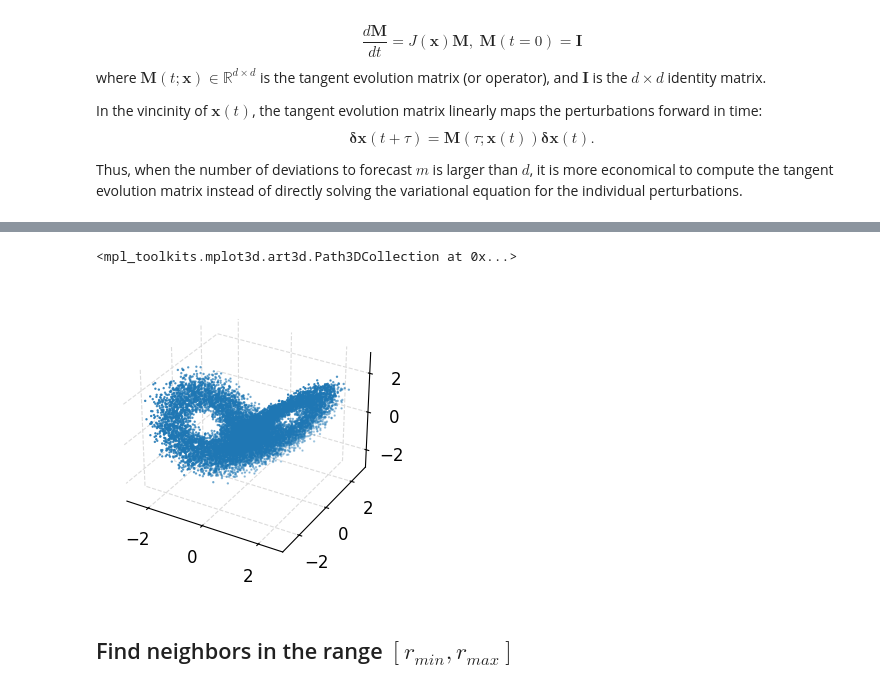
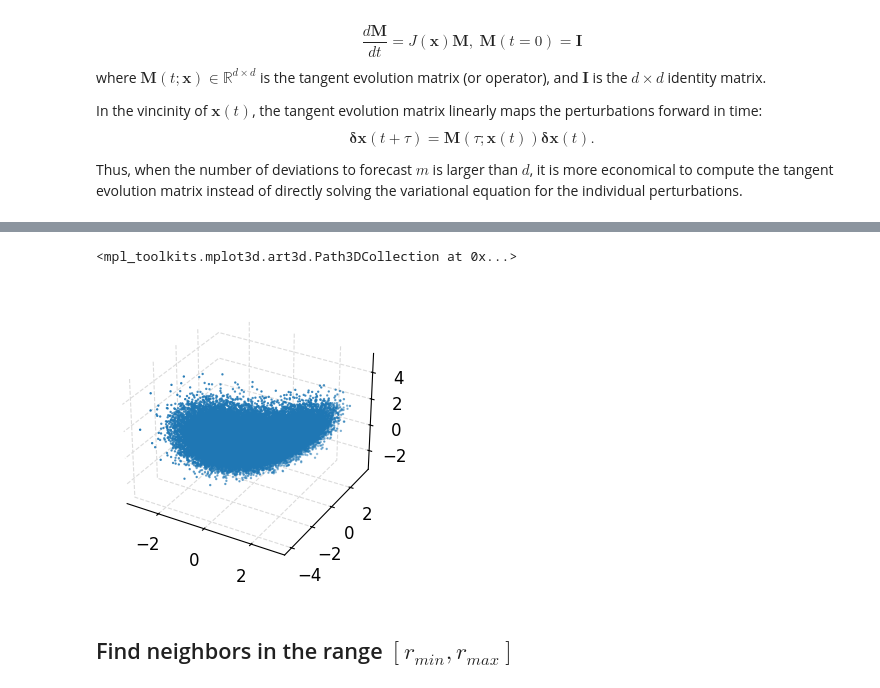
Before and after one commit to Jhko725/sandbox, a Jupyter notebook: notebooks/analysis/neighborhood.ipynb, the cells around one changed output, grey strips where cells are left out. Drawn from its saved outputs; the diff is of its cells as text; code cells hidden in the pictures.

```diff
--- a/notebooks/analysis/neighborhood.ipynb
+++ b/notebooks/analysis/neighborhood.ipynb
@@ -3,39 +3,39 @@ from functools import partial
 from pathlib import Path
 
 import colorcet as cc
-import diffrax as dfx
 import equinox as eqx
 import jax
 import jax.numpy as jnp
 import matplotlib.pyplot as plt
 import numpy as np
-import scipy.spatial as scspatial
-from dynamical_systems.continuous import Lorenz63
+from dynamical_systems.continuous import HyperChen05, Lorenz63, Lorenz96
 from dynamical_systems.transforms import TransformedODE
 from dynamics_discovery.data import TimeSeriesDataset
 from dynamics_discovery.data.loaders import (
-    MiniBatching,
     RandomSampleBatching,
 )
 from dynamics_discovery.models import NeuralODE, ODEModel
-from dynamics_discovery.neighborhood import (
-    AdjacencyMatrix,
-    NeighborhoodMSELoss,
+from dynamics_discovery.neighborhood.neighborhood import (
+    EfficientNeighborhoodMSELoss,
     NeighborhoodSegmentLoader,
     NeuralNeighborhoodFlow,
-    sample_neighbor_inds,
 )
 from einops import rearrange
-from jaxtyping import Array, Float
-from matplotlib_utils.plots import colored_scatterplot
 from ott.utils import batched_vmap
-from tqdm import tqdm
 
 
 jax.config.update("jax_enable_x64", True)
 plt.style.use("matplotlib_utils.styles.dash_gridded")
 
-datadir = Path("../../data")
+RMAX_INIT_DICT = {
+    "lorenz63": 1.5,
+    "hyperchen05": 2.0,
+    "lorenz96_6d": 3.0,
+    "lorenz96_18d": 6.0,
+    "lorenz96_54d": 10.0,
+}
+
+datadir = Path("../../data/take3")
 # %% [markdown]
 Consider a state vector $\boldsymbol{x}\in \mathbb{R}^d$ whose dynamics is governed by the ODE
 \begin{equation}
@@ -80,0 +62,10 @@ dataset.u.shape
+# %%
+system_name = "hyperchen05"
+noise = 0.1
+dataset, transform = standardizer = TimeSeriesDataset.from_hdf5(
+    datadir / f"{system_name}_train.hdf5"
+).standardize()
+dataset = dataset.add_noise(noise)
+
+print(dataset.metadata)
+dataset.u.shape
@@ -81,8 +82,8 @@ dataset.u.shape
 # %%
 fig, ax = plt.subplots(1, 1, figsize=(5, 3), subplot_kw={"projection": "3d"})
-ax.scatter(*dataset.u.reshape(-1, 3).T, s=0.5)
+ax.scatter(*rearrange(dataset.u, "B T C -> C (B T)")[:3], s=0.5)
 # %% [output]
 <mpl_toolkits.mplot3d.art3d.Path3DCollection at 0x...>
-[figure, old version]
+[figure, new version]
 # %% [markdown]
 ## Find neighbors in the range $[r_{min}, r_{max}]$
```
Also changed, not shown: parts of 58 cells of this notebook, 22 other files.
